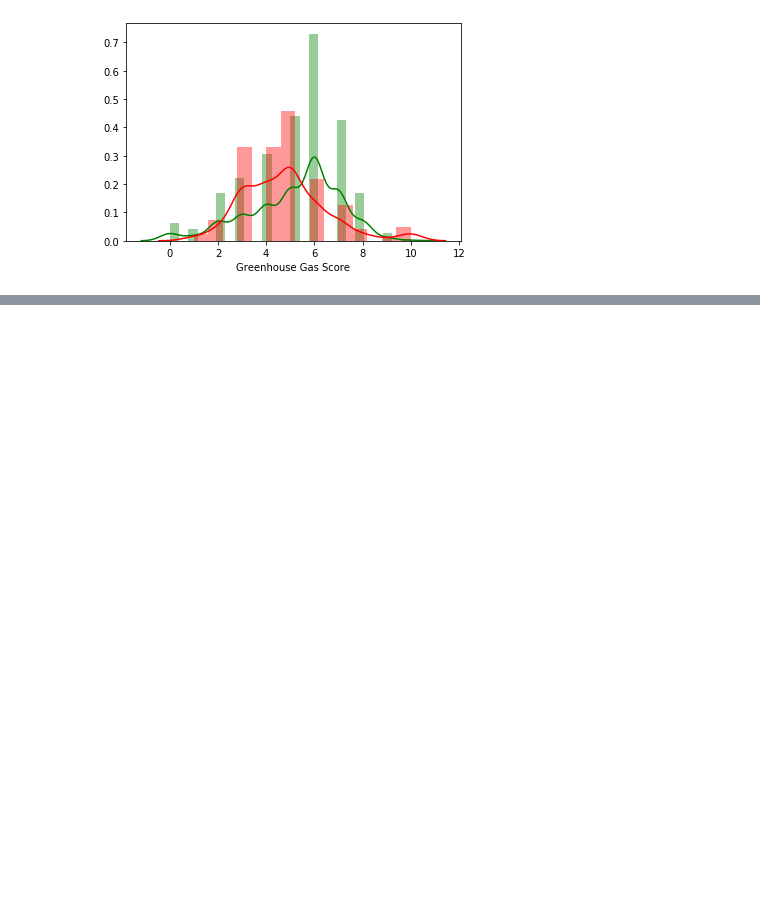
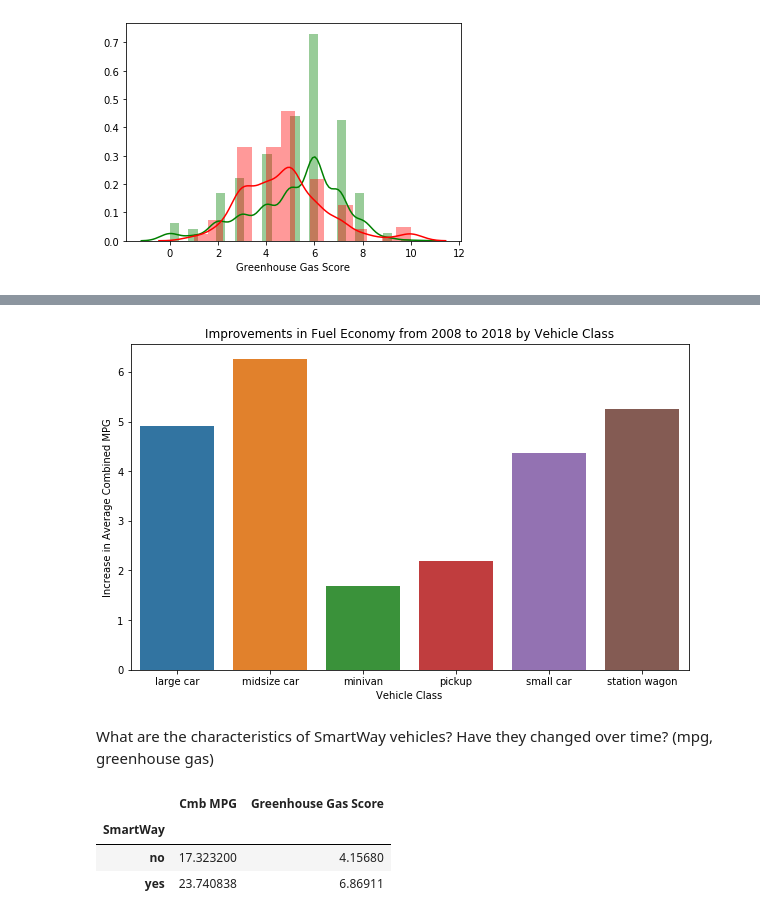
Before and after one commit to Sibin-Sibi/greenvehicle, a Jupyter notebook: model.ipynb, the cells around one changed output, grey strips where cells are left out. Drawn from its saved outputs; the diff is of its cells as text; code cells hidden in the pictures; blank space fills up the shorter version.

```diff
--- a/model.ipynb
+++ b/model.ipynb
@@ -304,0 +382,2 @@ sns.distplot( data_18['Greenhouse Gas Score'], color = 'r')
+# %%
+eco_08 = data_08.groupby('Veh Class')['Cmb MPG'].mean()
@@ -304,0 +394,3 @@ sns.distplot( data_18['Greenhouse Gas Score'], color = 'r')
+# %%
+eco_18 = data_18.groupby('Veh Class')['Cmb MPG'].mean()
+eco_18.head()
@@ -304,0 +405,3 @@ sns.distplot( data_18['Greenhouse Gas Score'], color = 'r')
+# %%
+eco = eco_18 - eco_08
+eco
@@ -304,0 +422,12 @@ sns.distplot( data_18['Greenhouse Gas Score'], color = 'r')
+# %%
+eco.dropna(inplace = True)
+plt.figure(figsize = (10,6))
+ax = sns.barplot(eco.index,eco)
+plt.title('Improvements in Fuel Economy from 2008 to 2018 by Vehicle Class')
+plt.xlabel('Vehicle Class')
+plt.ylabel('Increase in Average Combined MPG');
+plt.show()
+# %% [output]
+[figure, added]
+# %% [markdown]
+ What are the characteristics of SmartWay vehicles? Have they changed over time? (mpg, greenhouse gas)
@@ -304,0 +437,7 @@ sns.distplot( data_18['Greenhouse Gas Score'], color = 'r')
+# %%
+smart.head()
+# %% [output]
+|  | Cmb MPG | Greenhouse Gas Score |
+| SmartWay |  |  |
+| no | 17.323200 | 4.15680 |
+| yes | 23.740838 | 6.86911 |
```
Also changed, not shown: parts of 37 cells of this notebook.
